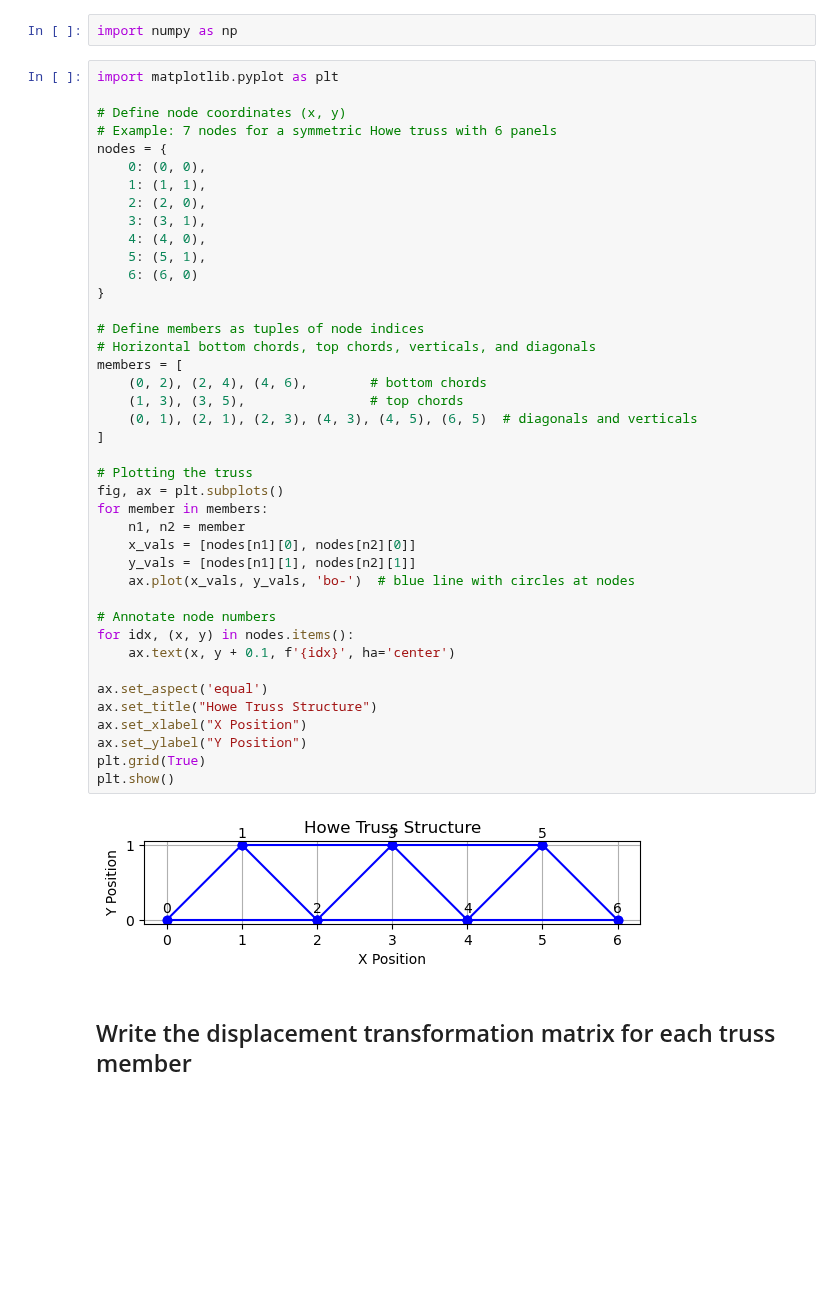
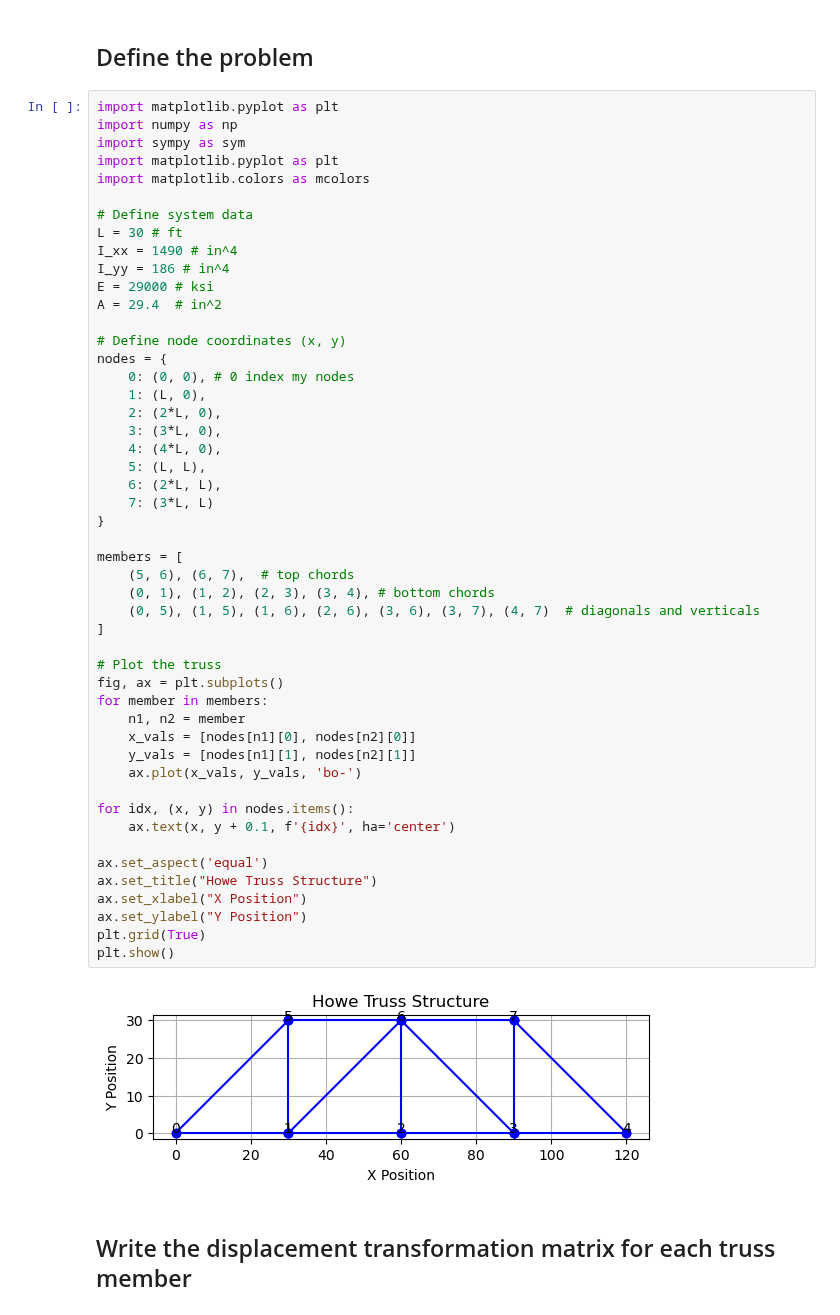
Before and after one commit to TheBestBot/ae353-sp25, a Jupyter notebook: examples/CEE_360_Code.ipynb, the cells around one changed output. Cells and saved outputs as stored; diff of their text form; blank space fills up the shorter version.

```diff
--- a/examples/CEE_360_Code.ipynb
+++ b/examples/CEE_360_Code.ipynb
@@ -1,47 +1,55 @@
-# %%
-import numpy as np
+# %% [markdown]
+## Define the problem
 # %%
 import matplotlib.pyplot as plt
+import numpy as np
+import sympy as sym
+import matplotlib.pyplot as plt
+import matplotlib.colors as mcolors
+
+# Define system data
+L = 30 # ft
+I_xx = 1490 # in^4
+I_yy = 186 # in^4
+E = 29000 # ksi
+A = 29.4  # in^2
 
 # Define node coordinates (x, y)
-# Example: 7 nodes for a symmetric Howe truss with 6 panels
 nodes = {
-    0: (0, 0),
-    1: (1, 1),
-    2: (2, 0),
-    3: (3, 1),
-    4: (4, 0),
-    5: (5, 1),
-    6: (6, 0)
+    0: (0, 0), # 0 index my nodes
+    1: (L, 0),
+    2: (2*L, 0),
+    3: (3*L, 0),
+    4: (4*L, 0),
+    5: (L, L),
+    6: (2*L, L),
+    7: (3*L, L)
 }
 
-# Define members as tuples of node indices
-# Horizontal bottom chords, top chords, verticals, and diagonals
 members = [
-    (0, 2), (2, 4), (4, 6),        # bottom chords
-    (1, 3), (3, 5),                # top chords
-    (0, 1), (2, 1), (2, 3), (4, 3), (4, 5), (6, 5)  # diagonals and verticals
+    (5, 6), (6, 7),  # top chords
+    (0, 1), (1, 2), (2, 3), (3, 4), # bottom chords
+    (0, 5), (1, 5), (1, 6), (2, 6), (3, 6), (3, 7), (4, 7)  # diagonals and verticals
 ]
 
-# Plotting the truss
+# Plot the truss
 fig, ax = plt.subplots()
 for member in members:
     n1, n2 = member
     x_vals = [nodes[n1][0], nodes[n2][0]]
     y_vals = [nodes[n1][1], nodes[n2][1]]
-    ax.plot(x_vals, y_vals, 'bo-')  # blue line with circles at nodes
+    ax.plot(x_vals, y_vals, 'bo-')
 
-# Annotate node numbers
 for idx, (x, y) in nodes.items():
     ax.text(x, y + 0.1, f'{idx}', ha='center')
 
 ax.set_aspect('equal')
 ax.set_title("Howe Truss Structure")
 ax.set_xlabel("X Position")
 ax.set_ylabel("Y Position")
 plt.grid(True)
 plt.show()
 # %% [output]
-[figure, old version]
+[figure, new version]
 # %% [markdown]
 ## Write the displacement transformation matrix for each truss member
```
Also changed, not shown: parts of 5 cells of this notebook.
